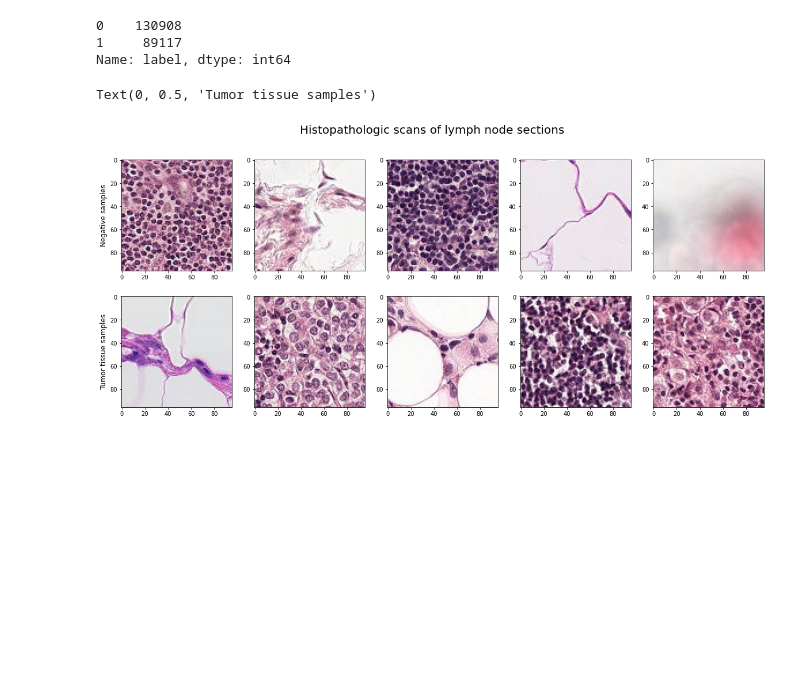
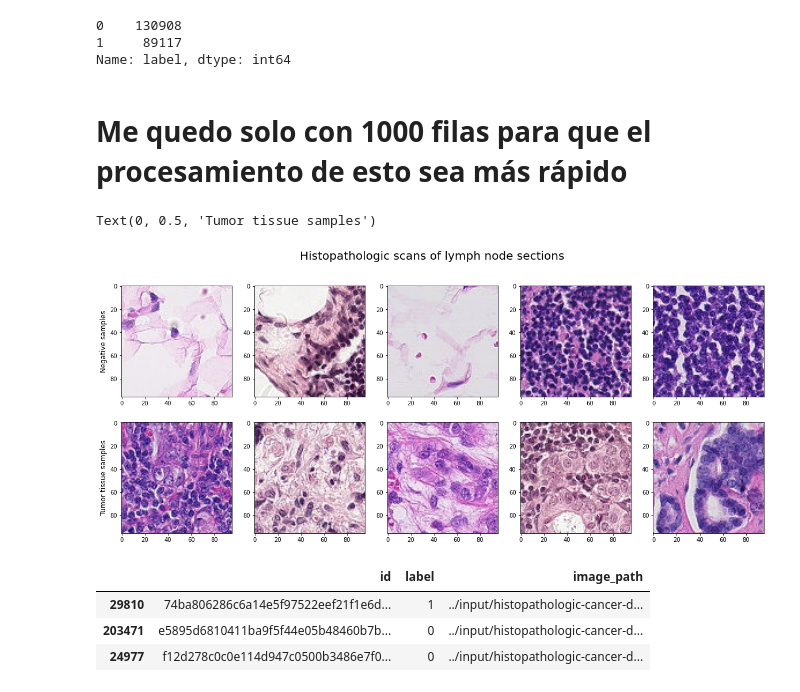
Before and after one commit to shizus/histopathologic-cancer-detection, a Jupyter notebook: tp-tecnolog-as-emergentes.ipynb, the cells around one changed output. Saved outputs shown, nothing was run; the diff lists cells and outputs as text; code cells hidden in the pictures; blank space fills up the shorter version.

```diff
--- a/tp-tecnolog-as-emergentes.ipynb
+++ b/tp-tecnolog-as-emergentes.ipynb
@@ -22,6 +24,10 @@ df['label'].value_counts()
 0    130908
 1     89117
 Name: label, dtype: int64
+# %% [markdown]
+# Me quedo solo con 1000 filas para que el procesamiento de esto sea más rápido
+# %%
+df = df.sample(1000)
 # %%
 cancer_positive = df[df["label"] == 1].sample(5)['id']
 
@@ -38,22 +44,31 @@ def readImage(path):
 # %%
 
 fig, ax = plt.subplots(2,5, figsize=(20,8))
 fig.suptitle('Histopathologic scans of lymph node sections',fontsize=20)
-dir = '../input/histopathologic-cancer-detection'
+path_dir = '../input/histopathologic-cancer-detection'
 
 # Negatives
 for i, idx in enumerate(cancer_negative):
-    path = os.path.join(dir, 'train', idx)
+    path = os.path.join(path_dir, 'train', idx)
     ax[0,i].imshow(readImage(path + '.tif'))
 
 ax[0,0].set_ylabel('Negative samples', size='large')
 
 # Positives
 for i, idx in enumerate(cancer_positive):
-    path = os.path.join(dir, 'train', idx)
+    path = os.path.join(path_dir, 'train', idx)
     ax[1,i].imshow(readImage(path + '.tif'))
 
 ax[1,0].set_ylabel('Tumor tissue samples', size='large')
 # %% [output]
 Text(0, 0.5, 'Tumor tissue samples')
-[figure, old version]
+[figure, new version]
+# %%
+# Leyendo imágenes
+df['image_path'] = path_dir + '/train/' + df['id'] + '.tif'
+df.sample(3)
+# %% [output]
+|  | id | label | image_path |
+| 29810 | 74ba806286c6a14e5f97522eef21f1e6d... | 1 | ../input/histopathologic-cancer-d... |
+| 203471 | e5895d6810411ba9f5f44e05b48460b7b... | 0 | ../input/histopathologic-cancer-d... |
+| 24977 | f12d278c0c0e114d947c0500b3486e7f0... | 0 | ../input/histopathologic-cancer-d... |
```
Also changed, not shown: parts of 14 cells of this notebook.
